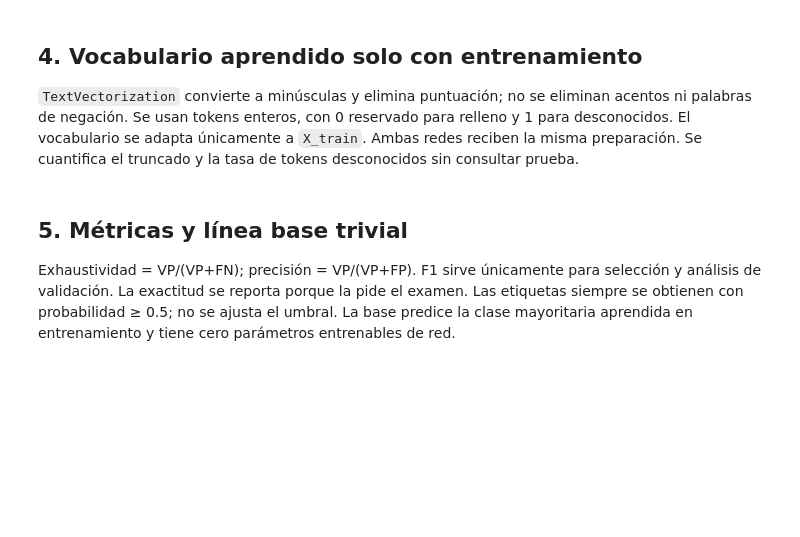
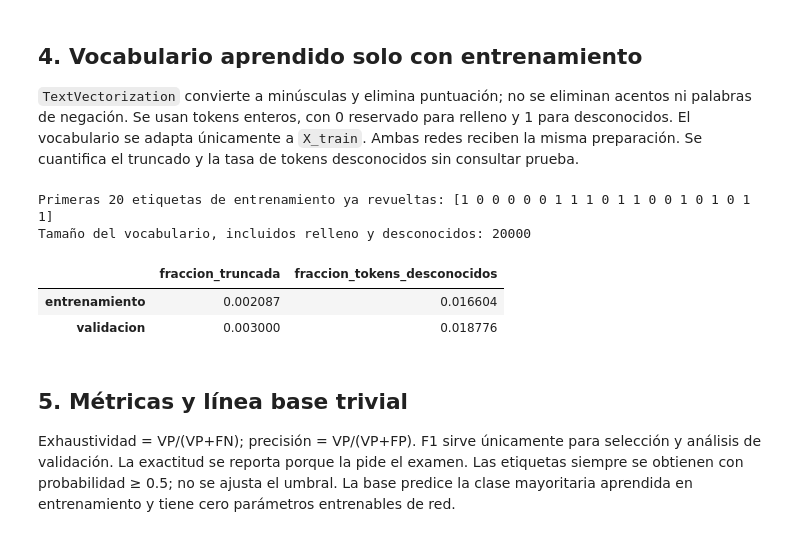
Before and after one commit to jarteagaa23/aa3-examen-p2-equipo-choch, a Jupyter notebook: resenas/DEV_resenas.ipynb, the cells around one changed output. Cells and saved outputs as stored; diff of their text form; code cells hidden in the pictures; blank space fills up the shorter version.

```diff
--- a/resenas/DEV_resenas.ipynb
+++ b/resenas/DEV_resenas.ipynb
@@ -193,6 +228,10 @@ relleno y 1 para desconocidos. El vocabulario se adapta únicamente a `X_train`.
 Ambas redes reciben la misma preparación. Se cuantifica el truncado y la tasa de
 tokens desconocidos sin consultar prueba.
 # %%
+orden = np.random.default_rng(SEMILLA).permutation(len(X_train))
+X_train, y_train = X_train[orden], y_train[orden]
+print('Primeras 20 etiquetas de entrenamiento ya revueltas:', y_train[:20])
+
 vectorizador = keras.layers.TextVectorization(
     max_tokens=MAX_TOKENS,
     standardize='lower_and_strip_punctuation',
@@ -203,7 +242,6 @@ vectorizador.adapt(tf.data.Dataset.from_tensor_slices(X_train).batch(LOTE))
 TAM_VOCABULARIO = len(vectorizador.get_vocabulary())
 print('Tamaño del vocabulario, incluidos relleno y desconocidos:', TAM_VOCABULARIO)
 
-# Mismo vocabulario, sin longitud fija, solo para medir cuántos tokens se perderían.
 medidor = keras.layers.TextVectorization(
     standardize='lower_and_strip_punctuation', split='whitespace',
     output_mode='int', ragged=True, vocabulary=vectorizador.get_vocabulary(),
@@ -219,34 +257,39 @@ def diagnostico_textos(textos):
         valores = tokens.flat_values.numpy()
         total_tokens += len(valores)
         desconocidos += int(np.sum(valores == 1))
     return {
         'fraccion_truncada': truncadas / max(total_filas, 1),
         'fraccion_tokens_desconocidos': desconocidos / max(total_tokens, 1),
     }
 
 diagnosticos = pd.DataFrame({
     'entrenamiento': diagnostico_textos(X_train),
     'validacion': diagnostico_textos(X_val),
 }).T
 display(diagnosticos)
 
 def crear_datos(textos, etiquetas=None, entrenar=False):
-    # Vectorizar por lote en CPU y almacenar enteros int32 para reutilizar las épocas.
     if etiquetas is None:
         datos = tf.data.Dataset.from_tensor_slices(textos).batch(LOTE)
         return datos.map(lambda x: tf.cast(vectorizador(x), tf.int32),
                          num_parallel_calls=tf.data.AUTOTUNE).prefetch(tf.data.AUTOTUNE)
     datos = tf.data.Dataset.from_tensor_slices((textos, etiquetas)).batch(LOTE)
     datos = datos.map(lambda x, y: (tf.cast(vectorizador(x), tf.int32), y),
                       num_parallel_calls=tf.data.AUTOTUNE).unbatch().cache()
     if entrenar:
         datos = datos.shuffle(min(len(textos), 20_000), seed=SEMILLA,
                               reshuffle_each_iteration=True)
     return datos.batch(LOTE).prefetch(tf.data.AUTOTUNE)
 
 datos_train = crear_datos(X_train, y_train, entrenar=True)
 datos_val = crear_datos(X_val, y_val)
 datos_val_prediccion = crear_datos(X_val)
+# %% [output]
+Primeras 20 etiquetas de entrenamiento ya revueltas: [1 0 0 0 0 0 1 1 1 0 1 1 0 0 1 0 1 0 1 1]
+Tamaño del vocabulario, incluidos relleno y desconocidos: 20000
+|  | fraccion_truncada | fraccion_tokens_desconocidos |
+| entrenamiento | 0.002087 | 0.016604 |
+| validacion | 0.003000 | 0.018776 |
 # %% [markdown]
 ## 5. Métricas y línea base trivial
 
```
Also changed, not shown: parts of 7 cells of this notebook, 11 other files.
